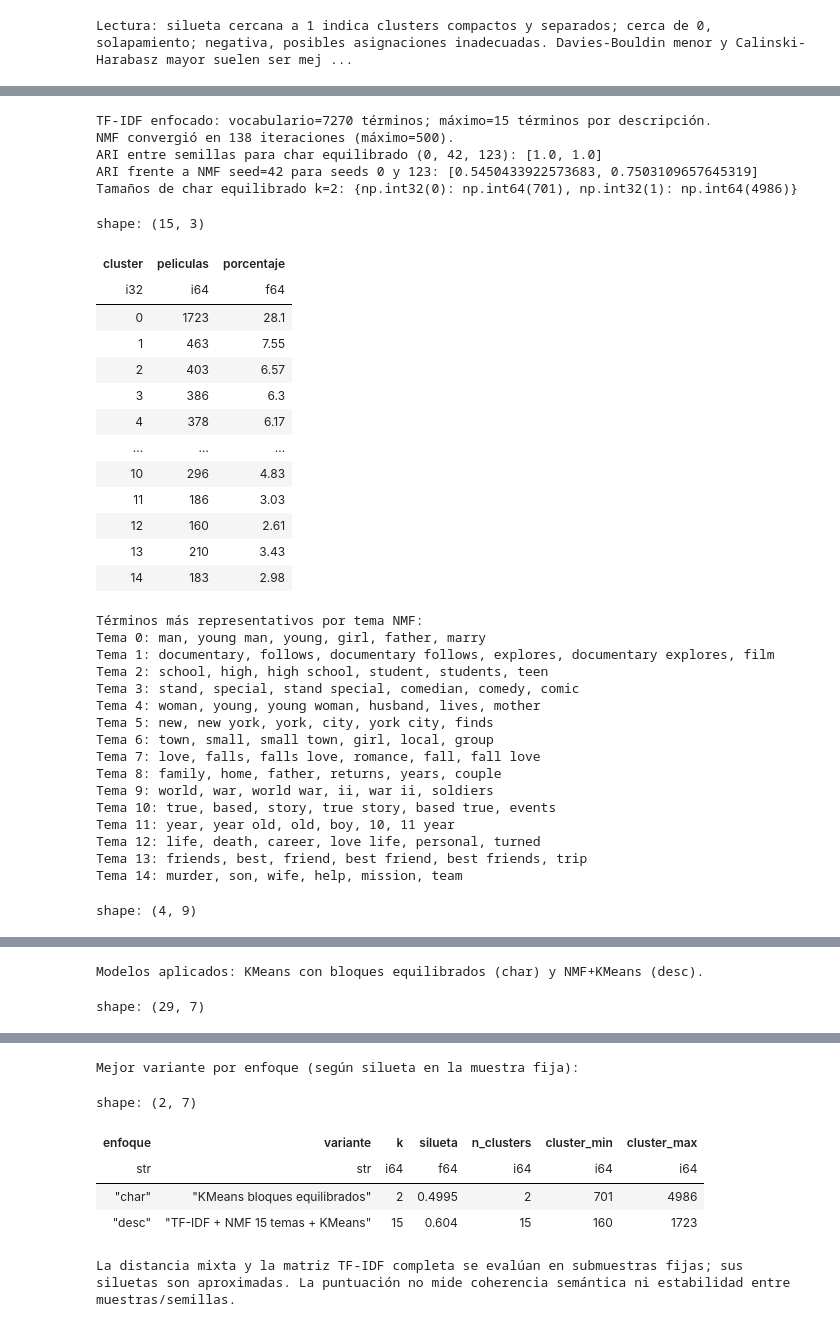
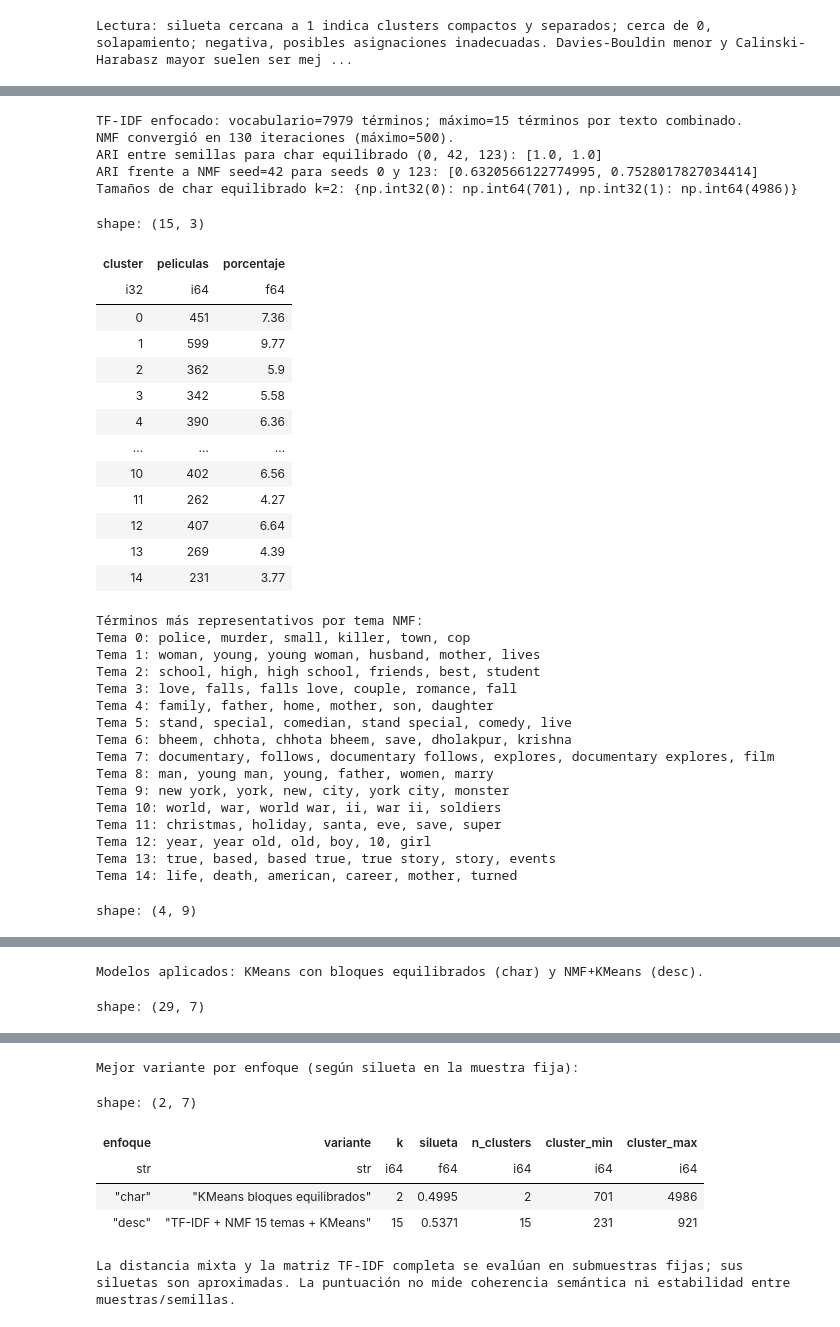
Before and after one commit to dag3403/Movie-recommender, a Jupyter notebook: notebooks/plots.ipynb, the cells around one changed output, grey strips where cells are left out. Drawn from its saved outputs; the diff is of its cells as text; code cells hidden in the pictures.

```diff
--- a/notebooks/plots.ipynb
+++ b/notebooks/plots.ipynb
@@ -82,7 +83,7 @@ char_features = char_feature_frame.to_numpy()
 described_movies = (
     filters_movies(catalog)
     .filter(pl.col("description").is_not_null())
-    .select("description")
+    .select("title", "description")
 )
 _, desc_features = tfidf_transform(
     described_movies,
@@ -91,6 +92,7 @@ _, desc_features = tfidf_transform(
     ngram_range=(1, 1),
     sublinear_tf=False,
     top_terms_per_document=None,
+    include_title=False,
 )
 desc_features = normalize(desc_features)
 
@@ -439,8 +441,11 @@ for k in (2, 3, 5):
         **cluster_size_fields(labels_mixed),
     })
 
-# Representaciones de descripciones: mismo k y misma muestra de documentos.
-description_texts = described_movies.get_column("description").fill_null("").to_list()
+# Representaciones de título + descripción: mismo k y misma muestra de documentos.
+description_texts = [
+    f"{title or ''} {description or ''}"
+    for title, description in described_movies.select("title", "description").iter_rows()
+]
 tfidf_variants = {
     "TF-IDF actual": {"min_df": 6, "max_df": 0.25, "ngram_range": (1, 1)},
     "TF-IDF min_df=3 max_df=.85": {"min_df": 3, "max_df": 0.85, "ngram_range": (1, 1)},
@@ -459,31 +464,31 @@ for name, parameters in tfidf_variants.items():
         **cluster_size_fields(model.labels_),
     })
 
-# Ajustes para retener términos informativos y limitar cada documento a sus
+# Ajustes para retener términos informativos en el texto combinado de cada película y limitarlo a sus
 # 15 pesos TF-IDF mayores; max_features no haría esto por documento.
-TOP_TFIDF_TERMS_PER_DESCRIPTION = 15
+TOP_TFIDF_TERMS_PER_DOCUMENT = 15
 desc_focus_vectorizer, desc_focus_tfidf = tfidf_transform(
     described_movies,
     min_df=3,
     max_df=0.85,
     ngram_range=(1, 2),
     sublinear_tf=True,
-    top_terms_per_document=TOP_TFIDF_TERMS_PER_DESCRIPTION,
+    top_terms_per_document=TOP_TFIDF_TERMS_PER_DOCUMENT,
 )
-tfidf_models["TF-IDF top 15 términos por descripción"] = desc_focus_tfidf
+tfidf_models["TF-IDF top 15 términos por texto combinado"] = desc_focus_tfidf
 focus_kmeans_labels = KMeans(
     n_clusters=15, n_init=10, random_state=EXPERIMENT_SEED
 ).fit_predict(desc_focus_tfidf)
 experiment_rows.append({
     "enfoque": "desc",
-    "variante": "TF-IDF top 15 términos/desc + KMeans",
+    "variante": "TF-IDF top 15 términos/texto + KMeans",
     "k": 15,
     "silueta": sampled_silhouette(desc_focus_tfidf, focus_kmeans_labels, "cosine"),
     **cluster_size_fields(focus_kmeans_labels),
 })
 print(
     f"TF-IDF enfocado: vocabulario={desc_focus_tfidf.shape[1]} términos; "
-    f"máximo={np.diff(desc_focus_tfidf.indptr).max()} términos por descripción."
+    f"máximo={np.diff(desc_focus_tfidf.indptr).max()} términos por texto combinado."
 )
 
 # KMeans esférico: alterna asignación por coseno y normalización de centroides.
@@ -632,63 +637,63 @@ display(comparison_results.with_columns(pl.col(pl.Float64).round(4)))
 # A partir de aquí, los nombres habituales del notebook apuntan a las
 # etiquetas mejoradas; las etiquetas baseline se conservan en las variables originales.
 labels_char = char_improved_labels
 labels_desc = desc_improved_labels
 cluster_features_char = char_balanced
 cluster_features_desc = topic_matrix
 print("Modelos aplicados: KMeans con bloques equilibrados (char) y NMF+KMeans (desc).")
 
 experiment_results = pl.DataFrame(experiment_rows).sort(
     ["enfoque", "silueta"], descending=[False, True]
 )
 with pl.Config(tbl_rows=30):
     display(experiment_results.with_columns(pl.col("silueta").round(4)))
 print("Mejor variante por enfoque (según silueta en la muestra fija):")
 display(
     experiment_results.group_by("enfoque", maintain_order=True)
     .first()
     .with_columns(pl.col("silueta").round(4))
 )
 print(
     "La distancia mixta y la matriz TF-IDF completa se evalúan en submuestras fijas; "
     "sus siluetas son aproximadas. La puntuación no mide coherencia semántica ni "
     "estabilidad entre muestras/semillas."
 )
 # %% [output]
-TF-IDF enfocado: vocabulario=7270 términos; máximo=15 términos por descripción.
-NMF convergió en 138 iteraciones (máximo=500).
+TF-IDF enfocado: vocabulario=7979 términos; máximo=15 términos por texto combinado.
+NMF convergió en 130 iteraciones (máximo=500).
 ARI entre semillas para char equilibrado (0, 42, 123): [1.0, 1.0]
-ARI frente a NMF seed=42 para seeds 0 y 123: [0.5450433922573683, 0.7503109657645319]
+ARI frente a NMF seed=42 para seeds 0 y 123: [0.6320566122774995, 0.7528017827034414]
 Tamaños de char equilibrado k=2: {np.int32(0): np.int64(701), np.int32(1): np.int64(4986)}
 shape: (15, 3)
 | cluster | peliculas | porcentaje |
 | i32 | i64 | f64 |
-| 0 | 1723 | 28.1 |
-| 1 | 463 | 7.55 |
-| 2 | 403 | 6.57 |
-| 3 | 386 | 6.3 |
-| 4 | 378 | 6.17 |
+| 0 | 451 | 7.36 |
+| 1 | 599 | 9.77 |
+| 2 | 362 | 5.9 |
+| 3 | 342 | 5.58 |
+| 4 | 390 | 6.36 |
 | … | … | … |
-| 10 | 296 | 4.83 |
-| 11 | 186 | 3.03 |
-| 12 | 160 | 2.61 |
-| 13 | 210 | 3.43 |
-| 14 | 183 | 2.98 |
+| 10 | 402 | 6.56 |
+| 11 | 262 | 4.27 |
+| 12 | 407 | 6.64 |
+| 13 | 269 | 4.39 |
+| 14 | 231 | 3.77 |
 Términos más representativos por tema NMF:
-Tema 0: man, young man, young, girl, father, marry
-Tema 1: documentary, follows, documentary follows, explores, documentary explores, film
-Tema 2: school, high, high school, student, students, teen
-Tema 3: stand, special, stand special, comedian, comedy, comic
-Tema 4: woman, young, young woman, husband, lives, mother
-Tema 5: new, new york, york, city, york city, finds
-Tema 6: town, small, small town, girl, local, group
-Tema 7: love, falls, falls love, romance, fall, fall love
-Tema 8: family, home, father, returns, years, couple
-Tema 9: world, war, world war, ii, war ii, soldiers
-Tema 10: true, based, story, true story, based true, events
-Tema 11: year, year old, old, boy, 10, 11 year
-Tema 12: life, death, career, love life, personal, turned
-Tema 13: friends, best, friend, best friend, best friends, trip
-Tema 14: murder, son, wife, help, mission, team
+Tema 0: police, murder, small, killer, town, cop
+Tema 1: woman, young, young woman, husband, mother, lives
+Tema 2: school, high, high school, friends, best, student
+Tema 3: love, falls, falls love, couple, romance, fall
+Tema 4: family, father, home, mother, son, daughter
+Tema 5: stand, special, comedian, stand special, comedy, live
+Tema 6: bheem, chhota, chhota bheem, save, dholakpur, krishna
+Tema 7: documentary, follows, documentary follows, explores, documentary explores, film
+Tema 8: man, young man, young, father, women, marry
+Tema 9: new york, york, new, city, york city, monster
+Tema 10: world, war, world war, ii, war ii, soldiers
+Tema 11: christmas, holiday, santa, eve, save, super
+Tema 12: year, year old, old, boy, 10, girl
+Tema 13: true, based, based true, true story, story, events
+Tema 14: life, death, american, career, mother, turned
 shape: (4, 9)
 | enfoque | modelo | silueta_espacio_modelo | silueta_en_espacio_base | %_negativa_espacio_modelo | %_negativa_espacio_base | ... |
 | str | str | f64 | f64 | f64 | f64 | ... |
@@ -721,7 +726,7 @@ shape: (2, 7)
 | enfoque | variante | k | silueta | n_clusters | cluster_min | cluster_max |
 | str | str | i64 | f64 | i64 | i64 | i64 |
 | "char" | "KMeans bloques equilibrados" | 2 | 0.4995 | 2 | 701 | 4986 |
-| "desc" | "TF-IDF + NMF 15 temas + KMeans" | 15 | 0.604 | 15 | 160 | 1723 |
+| "desc" | "TF-IDF + NMF 15 temas + KMeans" | 15 | 0.5371 | 15 | 231 | 921 |
 La distancia mixta y la matriz TF-IDF completa se evalúan en submuestras fijas; sus siluetas son aproximadas. La puntuación no mide coherencia semántica ni estabilidad entre muestras/semillas.
 # %% [markdown]
 ## Conclusiones del análisis y comparación de cambios aplicados
```
Also changed, not shown: parts of 7 cells of this notebook, 8 other files.
